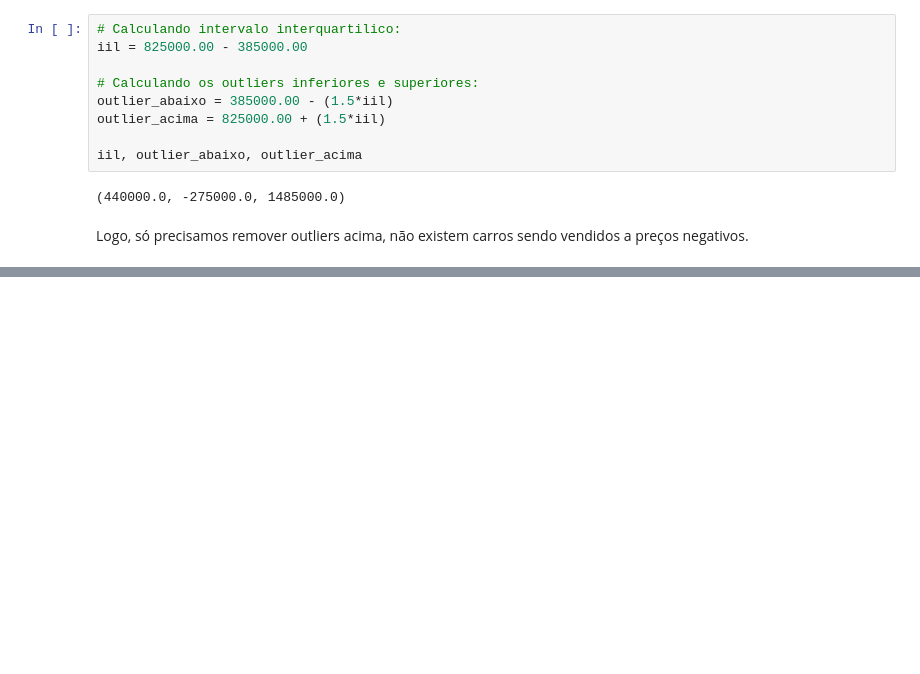
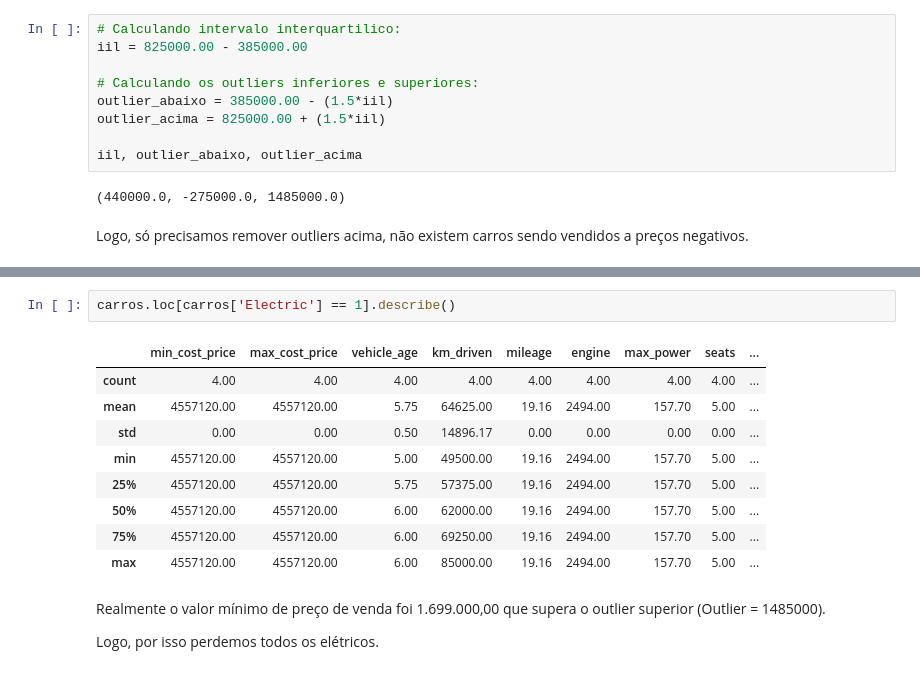
Before and after one commit to rhyanfrazao/proj-predicao-precos-veiculos, a Jupyter notebook: proj-predicao-precos-veiculos.ipynb, the cells around one changed output, grey strips where cells are left out. Drawn from its saved outputs; the diff is of its cells as text; blank space fills up the shorter version.

```diff
--- a/proj-predicao-precos-veiculos.ipynb
+++ b/proj-predicao-precos-veiculos.ipynb
@@ -717,0 +846,16 @@ Logo, só precisamos remover outliers acima, não existem carros sendo vendidos
+# %%
+carros.loc[carros['Electric'] == 1].describe()
+# %% [output]
+|  | min_cost_price | max_cost_price | vehicle_age | km_driven | mileage | engine | max_power | seats | ... |
+| count | 4.00 | 4.00 | 4.00 | 4.00 | 4.00 | 4.00 | 4.00 | 4.00 | ... |
+| mean | 4557120.00 | 4557120.00 | 5.75 | 64625.00 | 19.16 | 2494.00 | 157.70 | 5.00 | ... |
+| std | 0.00 | 0.00 | 0.50 | 14896.17 | 0.00 | 0.00 | 0.00 | 0.00 | ... |
+| min | 4557120.00 | 4557120.00 | 5.00 | 49500.00 | 19.16 | 2494.00 | 157.70 | 5.00 | ... |
+| 25% | 4557120.00 | 4557120.00 | 5.75 | 57375.00 | 19.16 | 2494.00 | 157.70 | 5.00 | ... |
+| 50% | 4557120.00 | 4557120.00 | 6.00 | 62000.00 | 19.16 | 2494.00 | 157.70 | 5.00 | ... |
+| 75% | 4557120.00 | 4557120.00 | 6.00 | 69250.00 | 19.16 | 2494.00 | 157.70 | 5.00 | ... |
+| max | 4557120.00 | 4557120.00 | 6.00 | 85000.00 | 19.16 | 2494.00 | 157.70 | 5.00 | ... |
+# %% [markdown]
+Realmente o valor mínimo de preço de venda foi 1.699.000,00 que supera o outlier superior (Outlier = 1485000).
+
+Logo, por isso perdemos todos os elétricos.
```
Also changed, not shown: parts of 75 cells of this notebook.
